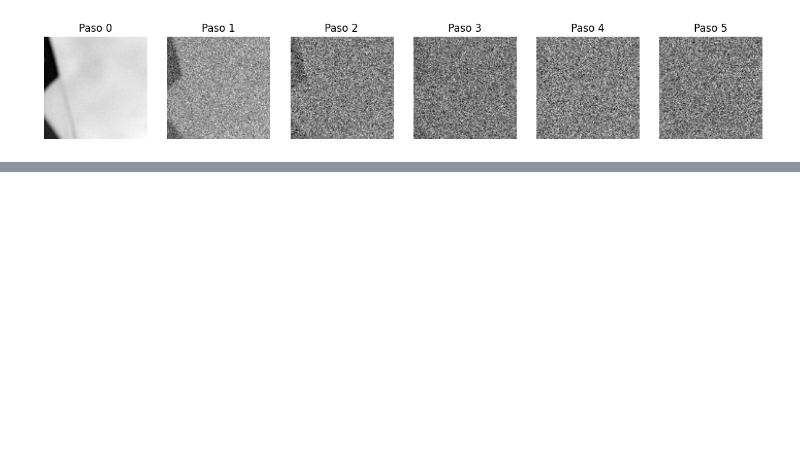
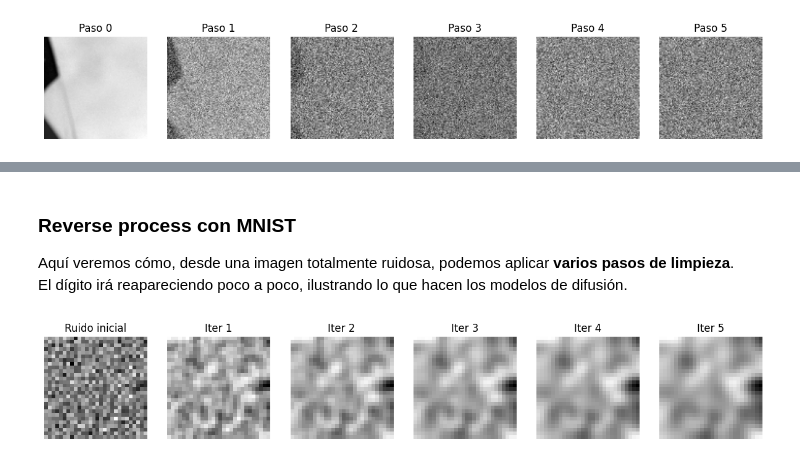
Before and after one commit to merkandez/stable-diffusion, a Jupyter notebook: option1_noise_demo.ipynb, the cells around one changed output, grey strips where cells are left out. Cells and saved outputs as stored; diff of their text form; code cells hidden in the pictures; blank space fills up the shorter version.

```diff
--- a/option1_noise_demo.ipynb
+++ b/option1_noise_demo.ipynb
@@ -81,0 +118,26 @@ plt.show()
+# %% [markdown]
+### Reverse process con MNIST
+
+Aquí veremos cómo, desde una imagen totalmente ruidosa, podemos aplicar **varios pasos de limpieza**.
+El dígito irá reapareciendo poco a poco, ilustrando lo que hacen los modelos de difusión.
+# %%
+# Imagen completamente ruidosa
+noisy_mnist = add_noise(mnist_img, T-1, T-1)
+
+# Reverse iterativo
+steps = 5
+fig, axs = plt.subplots(1, steps+1, figsize=(15,3))
+axs[0].imshow(noisy_mnist, cmap="gray")
+axs[0].set_title("Ruido inicial")
+axs[0].axis("off")
+
+cleaned = noisy_mnist.copy()
+for i in range(steps):
+    cleaned = gaussian_filter(cleaned, sigma=0.8)
+    axs[i+1].imshow(cleaned, cmap="gray")
+    axs[i+1].set_title(f"Iter {i+1}")
+    axs[i+1].axis("off")
+
+plt.show()
+# %% [output]
+[figure, added]
```
Also changed, not shown: parts of 10 cells of this notebook, 1 other file.
